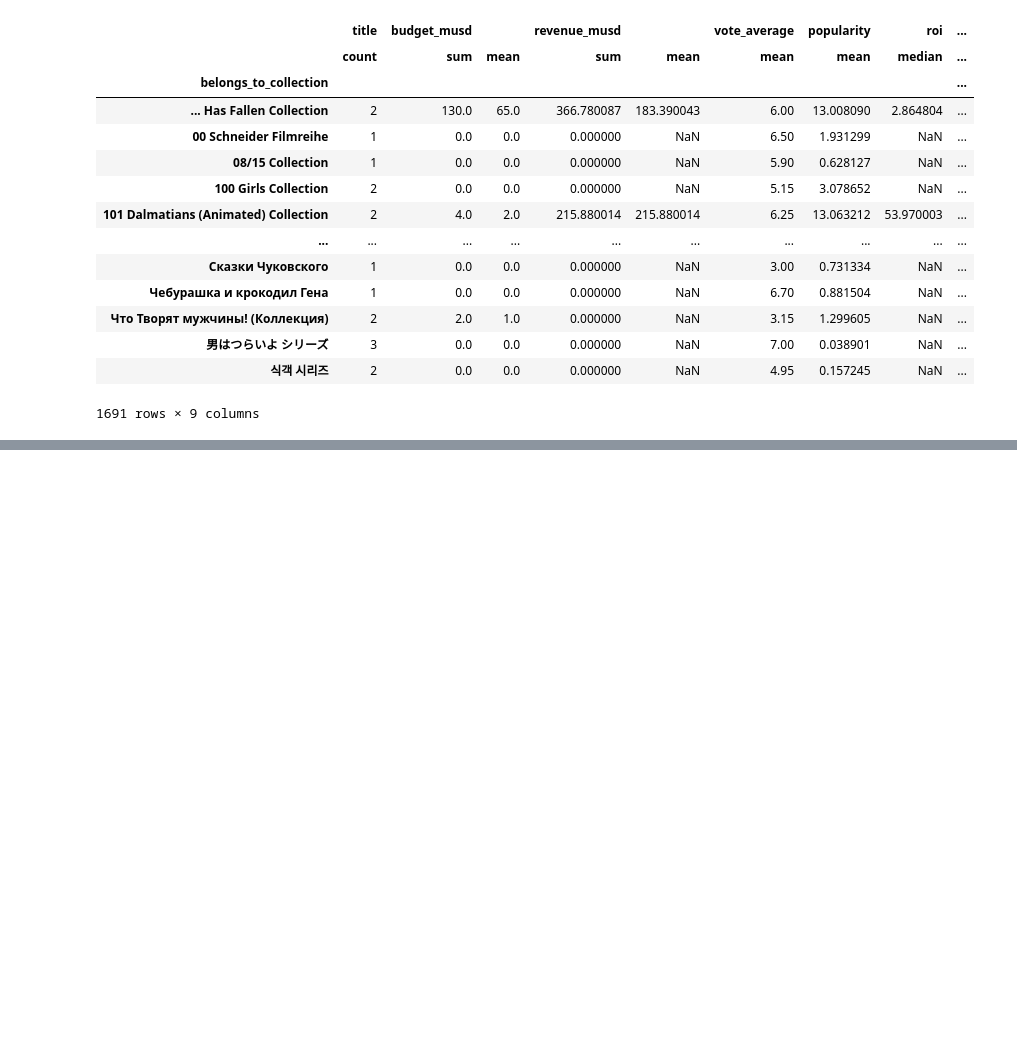
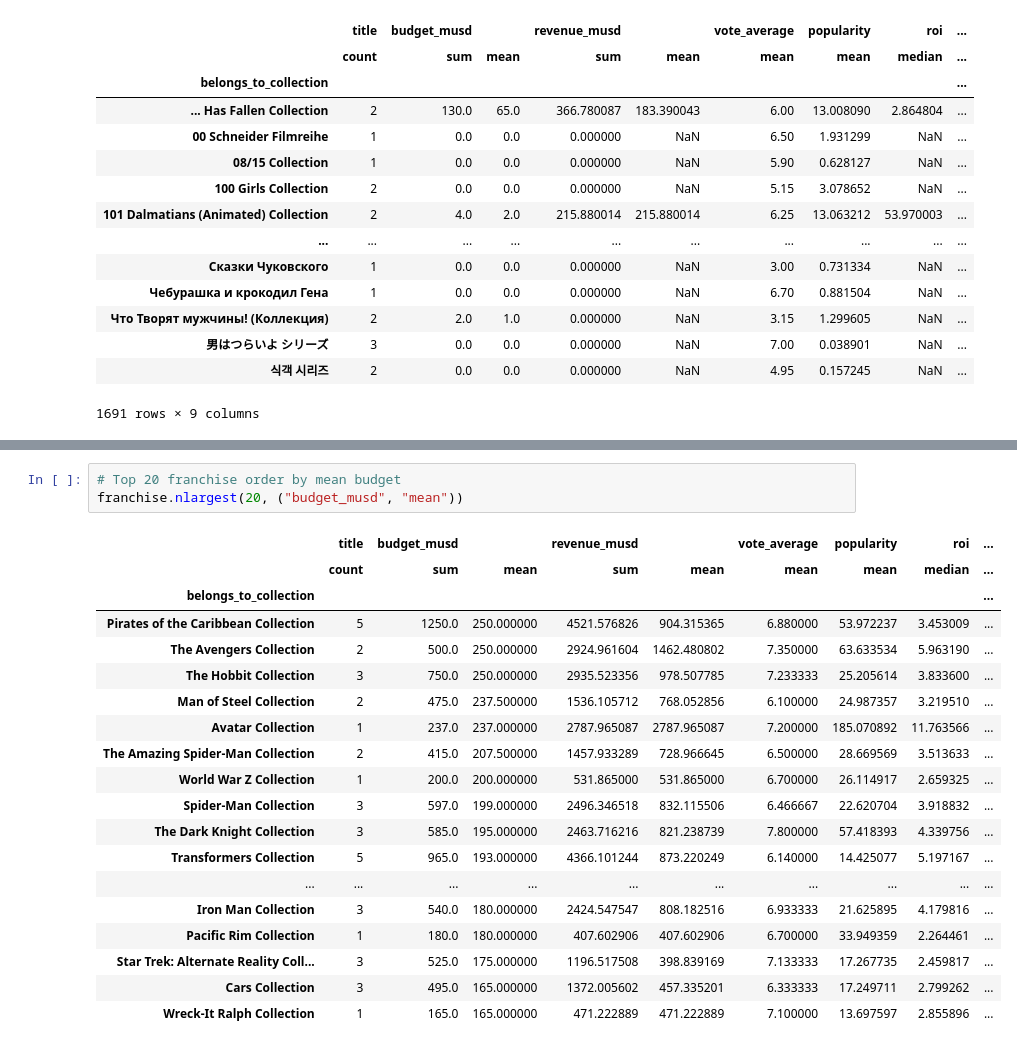
Before and after one commit to mcalmeida13/math-machine-learning, a Jupyter notebook: python-ds-pandas/project1/Project_01_Materials/project_01.ipynb, the cells around one changed output, grey strips where cells are left out. Saved outputs shown, nothing was run; the diff lists cells and outputs as text; blank space fills up the shorter version.

```diff
--- a/python-ds-pandas/project1/Project_01_Materials/project_01.ipynb
+++ b/python-ds-pandas/project1/Project_01_Materials/project_01.ipynb
@@ -542,0 +569,23 @@ franchise.nlargest(5,("title","count"))
+# %%
+# Top 20 franchise order by mean budget
+franchise.nlargest(20, ("budget_musd", "mean"))
+# %% [output]
+|  | title | budget_musd |  | revenue_musd |  | vote_average | popularity | roi | ... |
+|  | count | sum | mean | sum | mean | mean | mean | median | ... |
+| belongs_to_collection |  |  |  |  |  |  |  |  | ... |
+| Pirates of the Caribbean Collection | 5 | 1250.0 | 250.000000 | 4521.576826 | 904.315365 | 6.880000 | 53.972237 | 3.453009 | ... |
+| The Avengers Collection | 2 | 500.0 | 250.000000 | 2924.961604 | 1462.480802 | 7.350000 | 63.633534 | 5.963190 | ... |
+| The Hobbit Collection | 3 | 750.0 | 250.000000 | 2935.523356 | 978.507785 | 7.233333 | 25.205614 | 3.833600 | ... |
+| Man of Steel Collection | 2 | 475.0 | 237.500000 | 1536.105712 | 768.052856 | 6.100000 | 24.987357 | 3.219510 | ... |
+| Avatar Collection | 1 | 237.0 | 237.000000 | 2787.965087 | 2787.965087 | 7.200000 | 185.070892 | 11.763566 | ... |
+| The Amazing Spider-Man Collection | 2 | 415.0 | 207.500000 | 1457.933289 | 728.966645 | 6.500000 | 28.669569 | 3.513633 | ... |
+| World War Z Collection | 1 | 200.0 | 200.000000 | 531.865000 | 531.865000 | 6.700000 | 26.114917 | 2.659325 | ... |
+| Spider-Man Collection | 3 | 597.0 | 199.000000 | 2496.346518 | 832.115506 | 6.466667 | 22.620704 | 3.918832 | ... |
+| The Dark Knight Collection | 3 | 585.0 | 195.000000 | 2463.716216 | 821.238739 | 7.800000 | 57.418393 | 4.339756 | ... |
+| Transformers Collection | 5 | 965.0 | 193.000000 | 4366.101244 | 873.220249 | 6.140000 | 14.425077 | 5.197167 | ... |
+| ... | ... | ... | ... | ... | ... | ... | ... | ... | ... |
+| Iron Man Collection | 3 | 540.0 | 180.000000 | 2424.547547 | 808.182516 | 6.933333 | 21.625895 | 4.179816 | ... |
+| Pacific Rim Collection | 1 | 180.0 | 180.000000 | 407.602906 | 407.602906 | 6.700000 | 33.949359 | 2.264461 | ... |
+| Star Trek: Alternate Reality Coll... | 3 | 525.0 | 175.000000 | 1196.517508 | 398.839169 | 7.133333 | 17.267735 | 2.459817 | ... |
+| Cars Collection | 3 | 495.0 | 165.000000 | 1372.005602 | 457.335201 | 6.333333 | 17.249711 | 2.799262 | ... |
+| Wreck-It Ralph Collection | 1 | 165.0 | 165.000000 | 471.222889 | 471.222889 | 7.100000 | 13.697597 | 2.855896 | ... |
```
Also changed, not shown: parts of 20 cells of this notebook.
